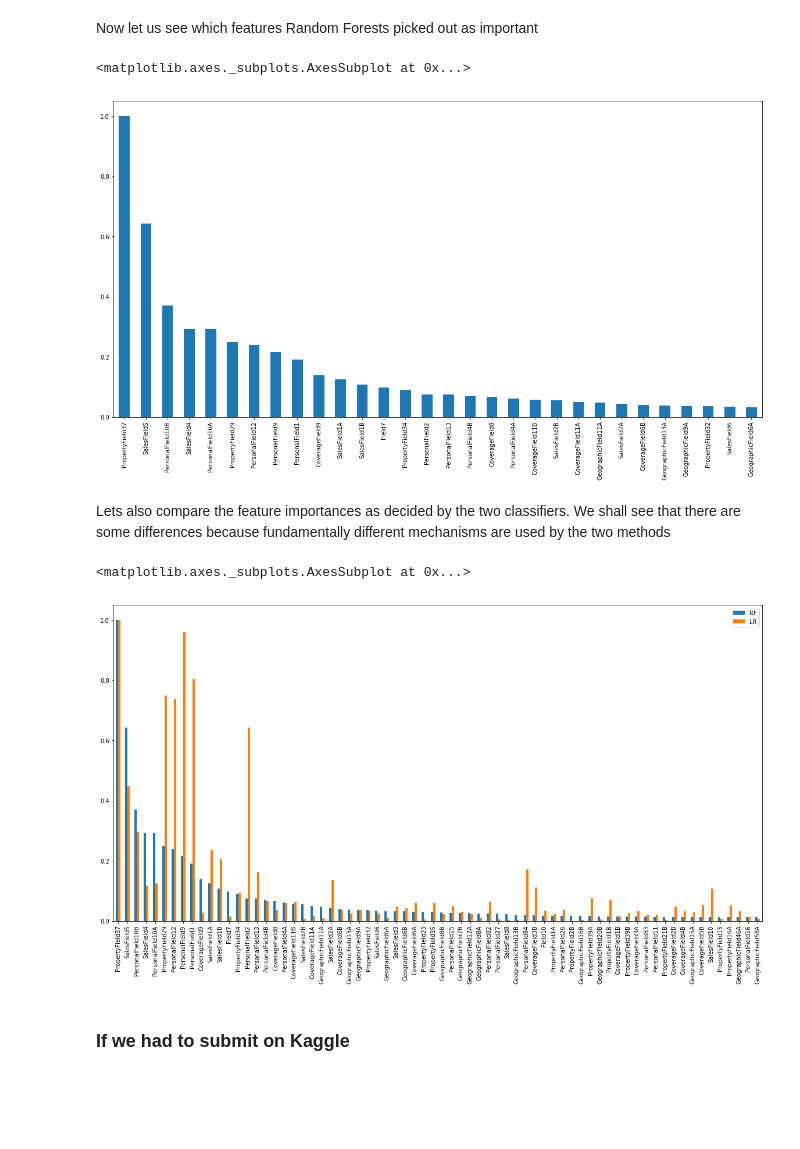
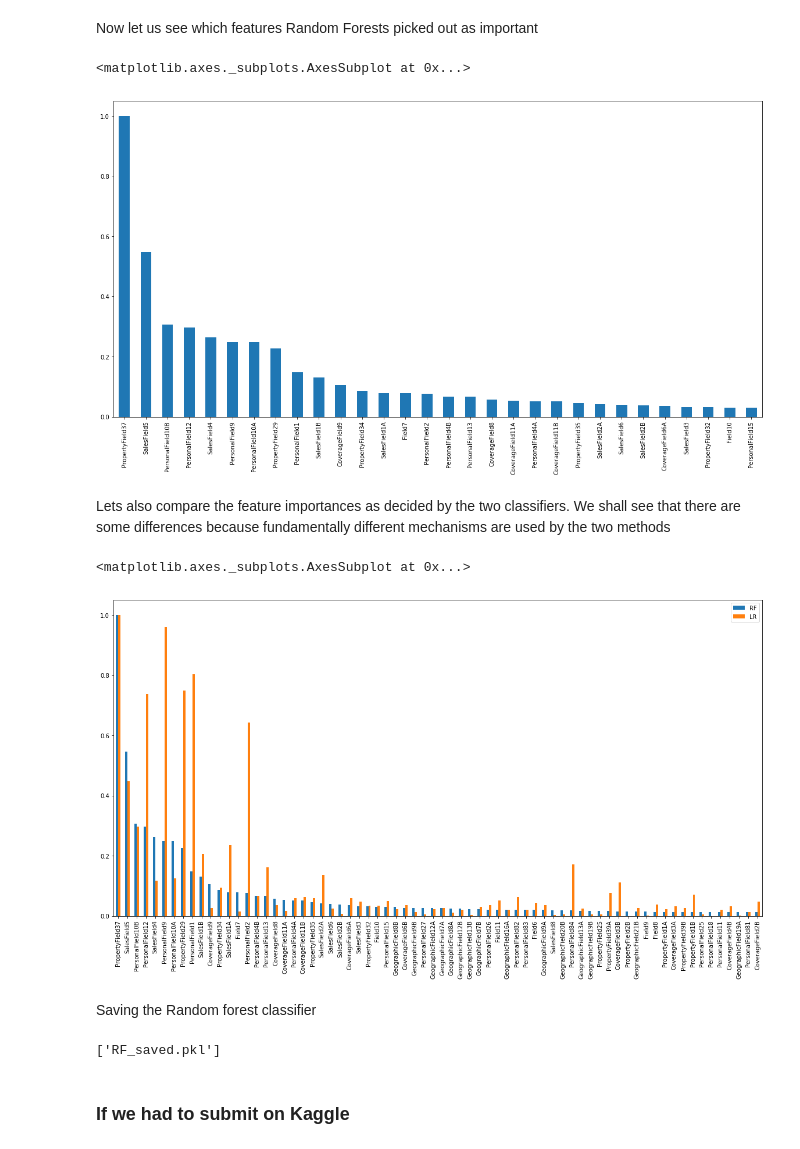
Before and after one commit to bismayan/meetup_kaggle, a Jupyter notebook: Meetup_final.ipynb, the cells around one changed output. Cells and saved outputs as stored; diff of their text form; code cells hidden in the pictures; blank space fills up the shorter version.

```diff
--- a/Meetup_final.ipynb
+++ b/Meetup_final.ipynb
@@ -455,13 +472,15 @@ plot_roc_curve([best_Rf,LR],[Val_X,Val_X_scaled],[Val_Y]*2,["Random Forest","Log
 As we see, we get a small improvement over Logistic Regression. However one should note that in both cases, we have not really done exhaustive tuning of hyperparamters, so these results might change a little with much more tuning
 # %% [markdown]
 Now let us see which features Random Forests picked out as important
+# %%
+importances_Rf=best_Rf.best_estimator_.named_steps["Rf"].feature_importances_
 # %%
-Rf_importances= pd.Series(data=(best_Rf.best_estimator_.feature_importances_)/max(best_Rf.best_estimator_.feature_importances_),index=Train_X.columns)
+Rf_importances= pd.Series(data=(importances_Rf)/max(importances_Rf),index=Train_X.columns)
 Rf_importances.sort_values(inplace=True,ascending=False)
 Rf_importances.ix[0:30].plot(kind='bar',figsize=(20,10))
 # %% [output]
 <matplotlib.axes._subplots.AxesSubplot at 0x...>
-[figure, old version]
+[figure, new version]
 # %% [markdown]
 Lets also compare the feature importances as decided by the two classifiers. We shall see that there are some differences because fundamentally different mechanisms are used by the two methods
 # %%
@@ -470,7 +489,14 @@ Imp_joined.sort_values(by="RF",inplace=True,ascending=False)
 Imp_joined.ix[0:70].plot(kind='bar',figsize=(20,10))
 # %% [output]
 <matplotlib.axes._subplots.AxesSubplot at 0x...>
-[figure, old version]
+[figure, new version]
+# %% [markdown]
+Saving the Random forest classifier
+# %%
+joblib.dump(best_Rf, 'RF_saved.pkl')
+#RF_reloaded = joblib.load('RF_saved.pkl')
+# %% [output]
+['RF_saved.pkl']
 # %% [markdown]
 ### If we had to submit on Kaggle
 # %% [markdown]
```
Also changed, not shown: parts of 18 cells of this notebook, 2 other files.
